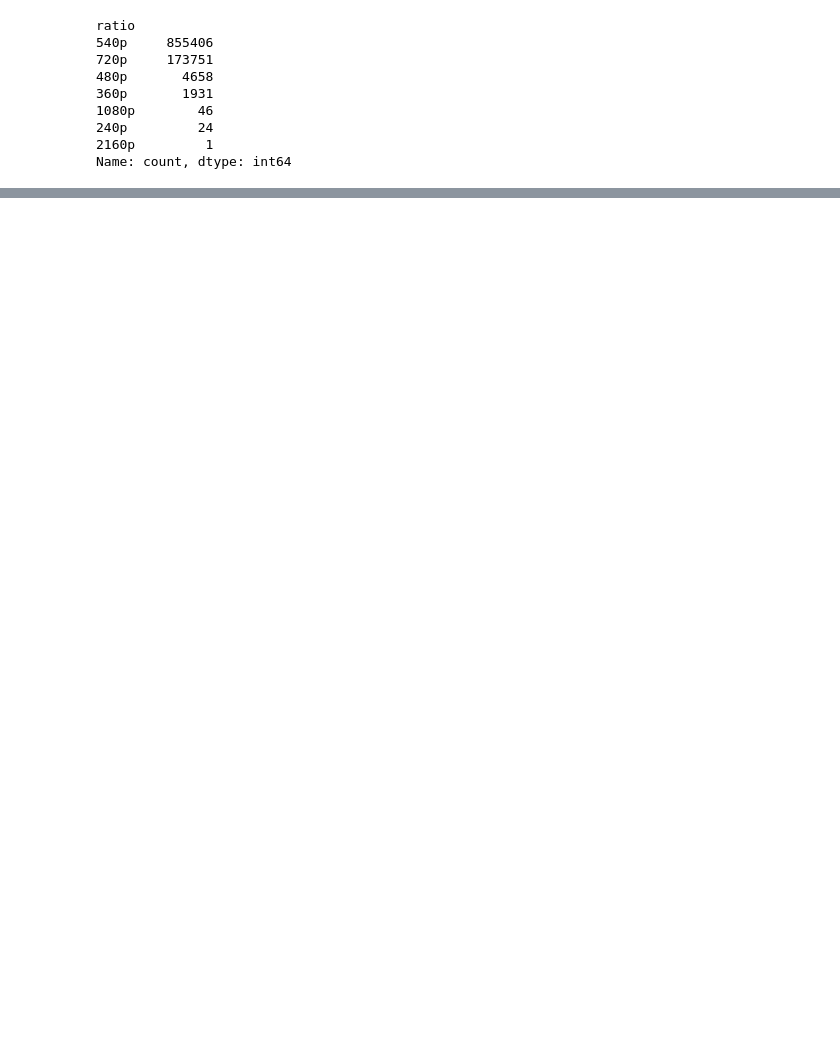
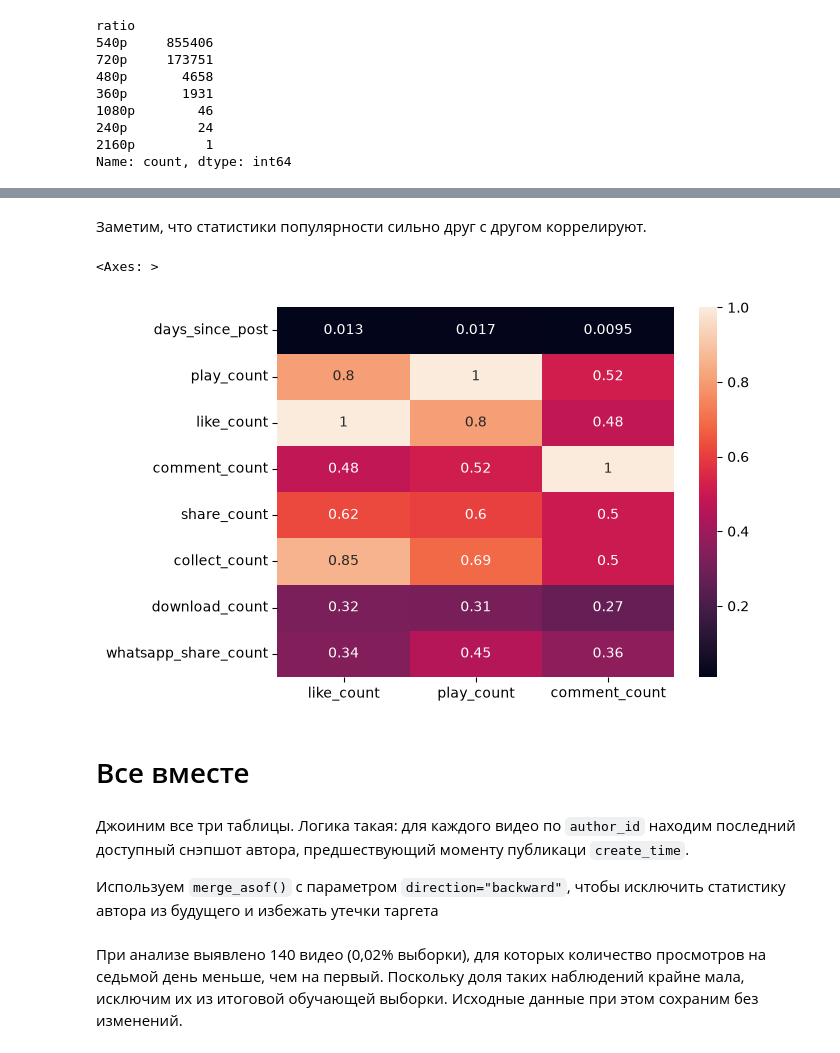
Before and after one commit to Forever4sleep/youtube-tiktok-video-popularity-prediction, a Jupyter notebook: notebooks/exploration.ipynb, the cells around one changed output, grey strips where cells are left out. Cells and saved outputs as stored; diff of their text form; code cells hidden in the pictures; blank space fills up the shorter version.

```diff
--- a/notebooks/exploration.ipynb
+++ b/notebooks/exploration.ipynb
@@ -251,0 +389,13 @@ memory usage: 111.0 MB
+# %% [markdown]
+Заметим, что статистики популярности сильно друг с другом коррелируют.
+# %%
+sns.heatmap(df_engagement.select_dtypes(exclude=["object", "str"]).corr()[["like_count", "play_count", "comment_count"]], annot=True)
+# %% [output]
+<Axes: >
+[figure, added]
+# %% [markdown]
+# Все вместе
+# %% [markdown]
+Джоиним все три таблицы. Логика такая: для каждого видео по ``author_id`` находим последний доступный снэпшот автора, предшествующий моменту публикаци ``create_time``.
+
+Используем ``merge_asof()`` с параметром ``direction="backward"``, чтобы исключить статистику автора из будущего и избежать утечки таргета
@@ -251,0 +443,2 @@ memory usage: 111.0 MB
+# %% [markdown]
+При анализе выявлено 140 видео (0,02% выборки), для которых количество просмотров на седьмой день меньше, чем на первый. Поскольку доля таких наблюдений крайне мала, исключим их из итоговой обучающей выборки. Исходные данные при этом сохраним без изменений.
```
Also changed, not shown: parts of 53 cells of this notebook.
